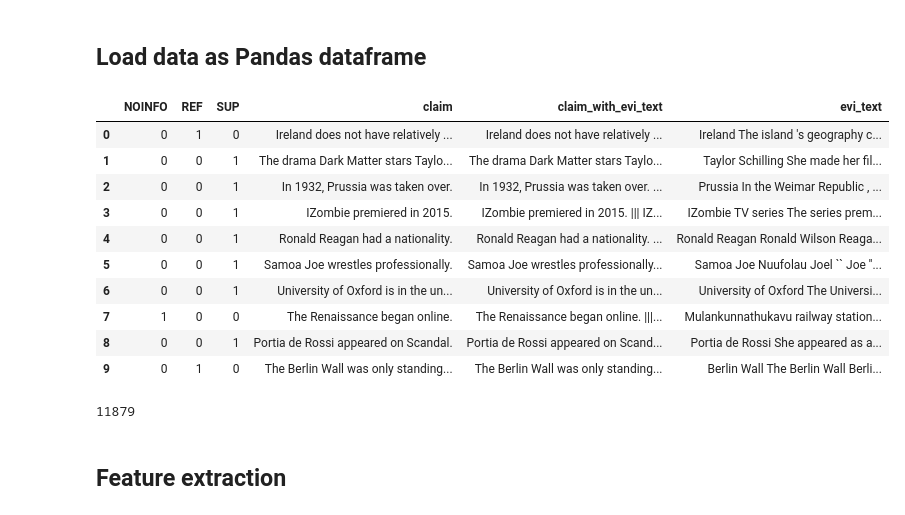
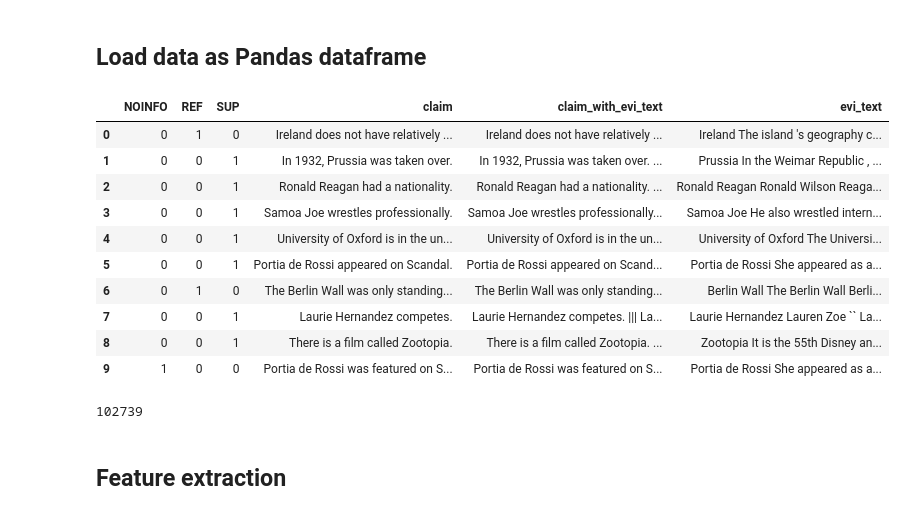
Before and after one commit to AlanChaw/COMP90042-Project-LabelPrediction, a Jupyter notebook: BERT_MLP.ipynb, the cells around one changed output. Drawn from its saved outputs; the diff is of its cells as text; code cells hidden in the pictures.

```diff
--- a/BERT_MLP.ipynb
+++ b/BERT_MLP.ipynb
@@ -31,12 +31,12 @@ import json
 import numpy as np
 import pandas as pd
 
-train_file_path = "./JSONFiles/" + "train_with_text.json"
-use_test_file = True
+train_file_path = "./JSONFiles/" + "train_top7_with_text.json"
+use_test_file = False
 if use_test_file:
-    test_file_path = './JSONFiles/' + 'result_test_521_tfidf080_text.json'
+    test_file_path = './JSONFiles/' + 'test_top7_with_text.json'
 else:
-    test_file_path = './JSONFiles/' + 'dev_with_text.json'
+    test_file_path = './JSONFiles/' + 'dev_top7_005_text.json'
 
 with open(train_file_path, mode='r') as f:
     train = json.load(f)
@@ -52,6 +52,8 @@ def load_training_data(dataset: dict) -> list:
         record = dataset.get(key)
         claim = record.get("claim")
         evi_texts = record.get("evidence_texts")
+        if evi_texts is None:
+            continue
         text = ''.join(evi_texts)
         if len(text) == 0 or text == '\n':
             text = "no word"
@@ -86,46 +88,46 @@ def load_test_data(dataset: dict) -> list:
 
         if len(evi_index) == 0 or text == '\n':
             result_dict.update({
                 key:{
                     "claim": claim,
                     "label": "NOT ENOUGH INFO",
                     "evidence": []
                     }
             })
             continue
         if len(text) == 0:
             text = "no word"
 
         dataset_record = {
             "key": key,
             "claim": claim,
             "evidence": evi_index,
             "claim_with_evi_text": claim + " ||| " + text,
             "evi_text": text
         }
         dataset_list.append(dataset_record)
     return dataset_list
 
 train_df = pd.DataFrame(load_training_data(train))
 test_df = pd.DataFrame(load_test_data(test))
 
 train_df[0: 10]
 # %% [output]
 |  | NOINFO | REF | SUP | claim | claim_with_evi_text | evi_text |
 | 0 | 0 | 1 | 0 | Ireland does not have relatively ... | Ireland does not have relatively ... | Ireland The island 's geography c... |
-| 1 | 0 | 0 | 1 | The drama Dark Matter stars Taylo... | The drama Dark Matter stars Taylo... | Taylor Schilling She made her fil... |
-| 2 | 0 | 0 | 1 | In 1932, Prussia was taken over. | In 1932, Prussia was taken over. ... | Prussia In the Weimar Republic , ... |
-| 3 | 0 | 0 | 1 | IZombie premiered in 2015. | IZombie premiered in 2015. ||| IZ... | IZombie TV series The series prem... |
-| 4 | 0 | 0 | 1 | Ronald Reagan had a nationality. | Ronald Reagan had a nationality. ... | Ronald Reagan Ronald Wilson Reaga... |
-| 5 | 0 | 0 | 1 | Samoa Joe wrestles professionally. | Samoa Joe wrestles professionally... | Samoa Joe Nuufolau Joel `` Joe ''... |
-| 6 | 0 | 0 | 1 | University of Oxford is in the un... | University of Oxford is in the un... | University of Oxford The Universi... |
-| 7 | 1 | 0 | 0 | The Renaissance began online. | The Renaissance began online. |||... | Mulankunnathukavu railway station... |
-| 8 | 0 | 0 | 1 | Portia de Rossi appeared on Scandal. | Portia de Rossi appeared on Scand... | Portia de Rossi She appeared as a... |
-| 9 | 0 | 1 | 0 | The Berlin Wall was only standing... | The Berlin Wall was only standing... | Berlin Wall The Berlin Wall Berli... |
+| 1 | 0 | 0 | 1 | In 1932, Prussia was taken over. | In 1932, Prussia was taken over. ... | Prussia In the Weimar Republic , ... |
+| 2 | 0 | 0 | 1 | Ronald Reagan had a nationality. | Ronald Reagan had a nationality. ... | Ronald Reagan Ronald Wilson Reaga... |
+| 3 | 0 | 0 | 1 | Samoa Joe wrestles professionally. | Samoa Joe wrestles professionally... | Samoa Joe He also wrestled intern... |
+| 4 | 0 | 0 | 1 | University of Oxford is in the un... | University of Oxford is in the un... | University of Oxford The Universi... |
+| 5 | 0 | 0 | 1 | Portia de Rossi appeared on Scandal. | Portia de Rossi appeared on Scand... | Portia de Rossi She appeared as a... |
+| 6 | 0 | 1 | 0 | The Berlin Wall was only standing... | The Berlin Wall was only standing... | Berlin Wall The Berlin Wall Berli... |
+| 7 | 0 | 0 | 1 | Laurie Hernandez competes. | Laurie Hernandez competes. ||| La... | Laurie Hernandez Lauren Zoe `` La... |
+| 8 | 0 | 0 | 1 | There is a film called Zootopia. | There is a film called Zootopia. ... | Zootopia It is the 55th Disney an... |
+| 9 | 1 | 0 | 0 | Portia de Rossi was featured on S... | Portia de Rossi was featured on S... | Portia de Rossi She appeared as a... |
 # %%
-len(test_df)
+len(train_df)
 # %% [output]
-11879
+102739
 # %% [markdown]
 ## Feature extraction
 # %% [markdown]
```
Also changed, not shown: parts of 8 cells of this notebook, 9 other files.
